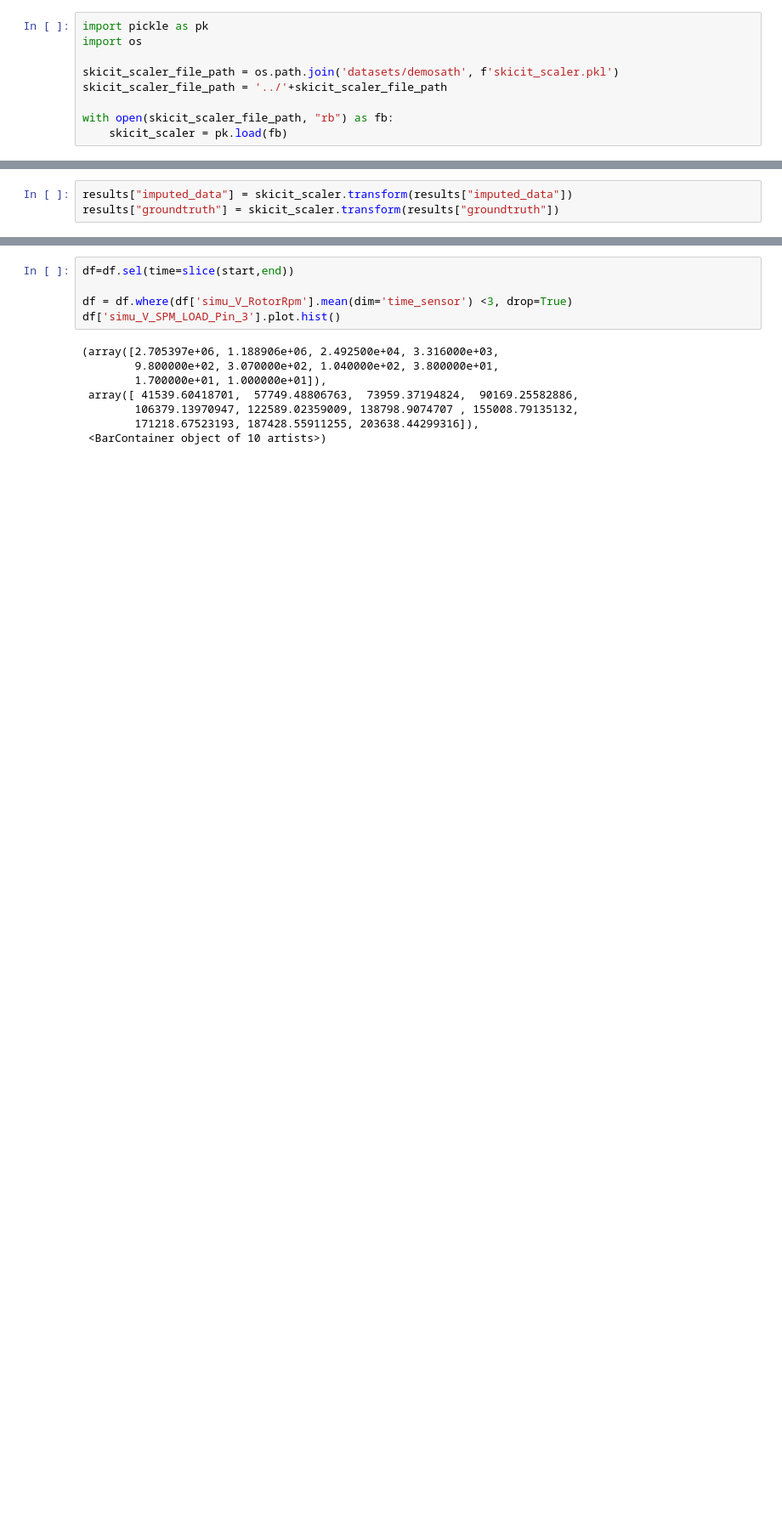
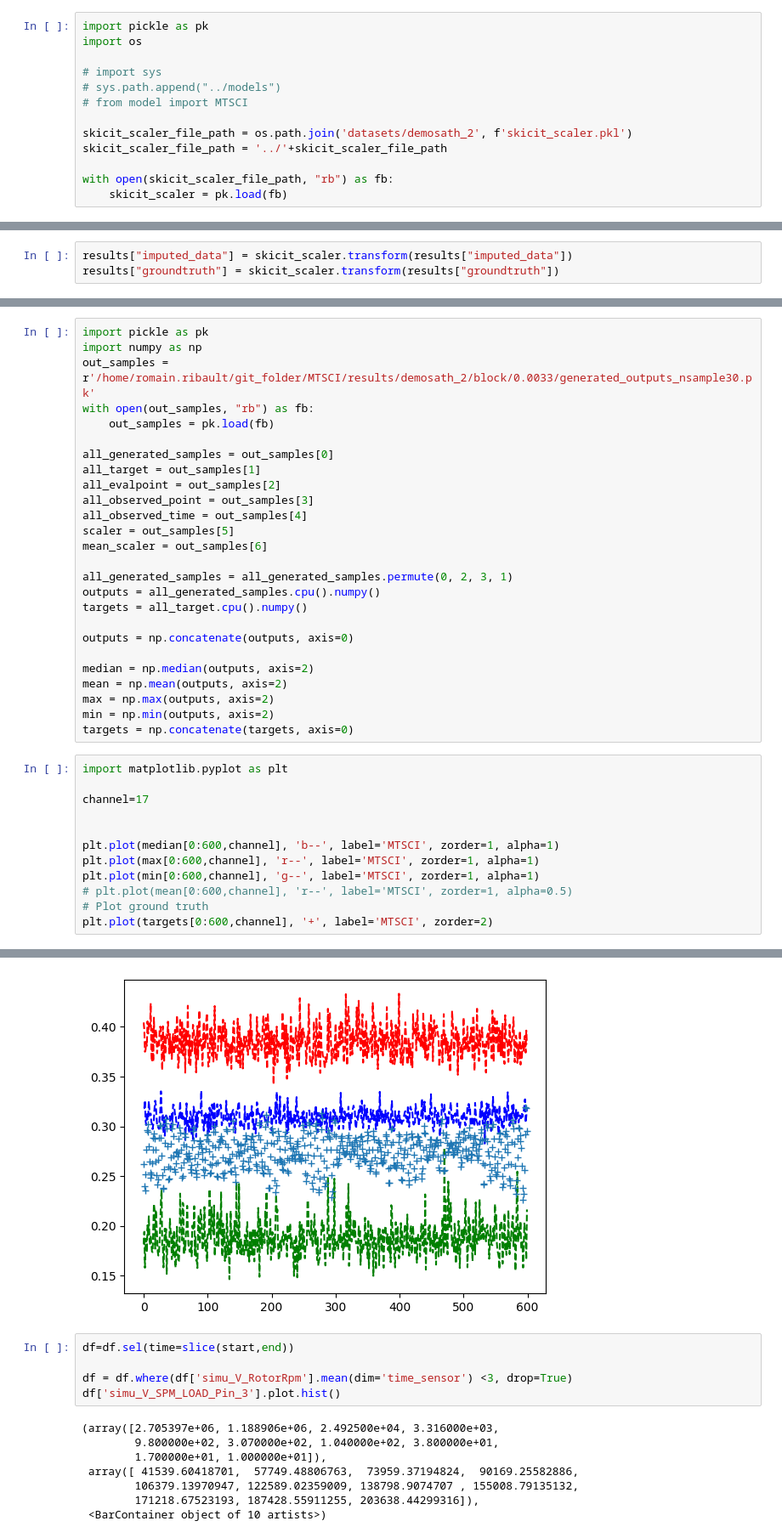
Before and after one commit to rribault-fem/MTSCI, a Jupyter notebook: imgs/plot_results.ipynb, the cells around one changed output, grey strips where cells are left out. Shown: that part at 85% size. Cells and saved outputs as stored; diff of their text form; blank space fills up the shorter version.

Commit message:
rework dataset

```diff
--- a/imgs/plot_results.ipynb
+++ b/imgs/plot_results.ipynb
@@ -2,7 +2,11 @@
 import pickle as pk
 import os
 
-skicit_scaler_file_path = os.path.join('datasets/demosath', f'skicit_scaler.pkl')
+# import sys
+# sys.path.append("../models")
+# from model import MTSCI
+
+skicit_scaler_file_path = os.path.join('datasets/demosath_2', f'skicit_scaler.pkl')
 skicit_scaler_file_path = '../'+skicit_scaler_file_path
 
 with open(skicit_scaler_file_path, "rb") as fb:
@@ -84,0 +144,39 @@ end= '2024-08-30 23:00:00'
+# %%
+import pickle as pk
+import numpy as np
+out_samples = r'/home/romain.ribault/git_folder/MTSCI/results/demosath_2/block/0.0033/generated_outputs_nsample30.pk'
+with open(out_samples, "rb") as fb:
+    out_samples = pk.load(fb)
+
+all_generated_samples = out_samples[0]
+all_target = out_samples[1]
+all_evalpoint = out_samples[2]
+all_observed_point = out_samples[3]
+all_observed_time = out_samples[4]
+scaler = out_samples[5]
+mean_scaler = out_samples[6]
+
+all_generated_samples = all_generated_samples.permute(0, 2, 3, 1)
+outputs = all_generated_samples.cpu().numpy()
+targets = all_target.cpu().numpy()
+
+outputs = np.concatenate(outputs, axis=0)
+
+median = np.median(outputs, axis=2)
+mean = np.mean(outputs, axis=2)
+max = np.max(outputs, axis=2)
+min = np.min(outputs, axis=2)
+targets = np.concatenate(targets, axis=0)
+# %%
+import matplotlib.pyplot as plt
+
+channel=17
+
+
+plt.plot(median[0:600,channel], 'b--', label='MTSCI', zorder=1, alpha=1)
+plt.plot(max[0:600,channel], 'r--', label='MTSCI', zorder=1, alpha=1)
+plt.plot(min[0:600,channel], 'g--', label='MTSCI', zorder=1, alpha=1)
+# plt.plot(mean[0:600,channel], 'r--', label='MTSCI', zorder=1, alpha=0.5)
+# Plot ground truth
+plt.plot(targets[0:600,channel], '+', label='MTSCI', zorder=2)
+# %% [output]
@@ -85,3 +184,4 @@ end= '2024-08-30 23:00:00'
+[figure, added]
 # %%
 df=df.sel(time=slice(start,end))
 
```
Also changed, not shown: parts of 8 cells of this notebook, 10 other files.
